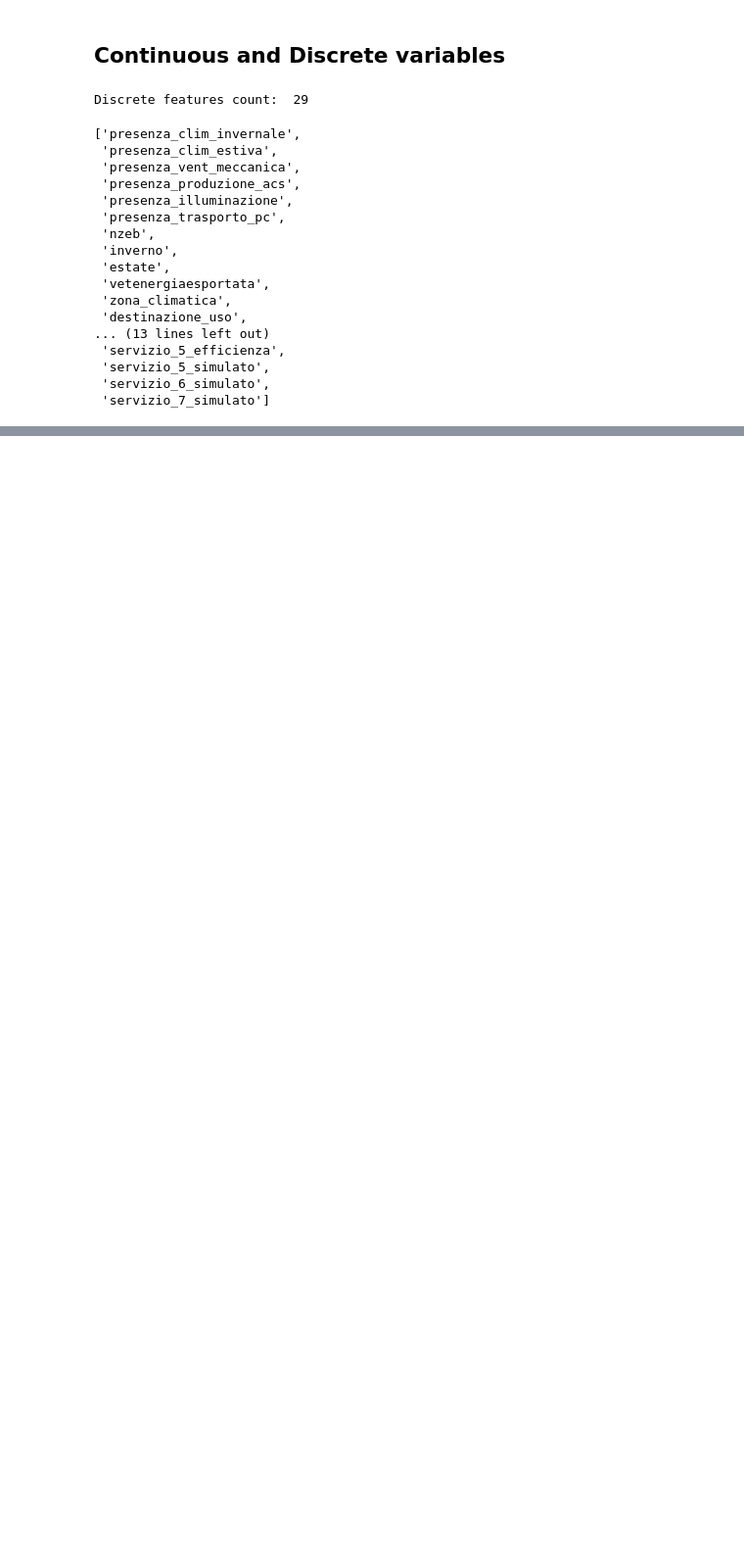
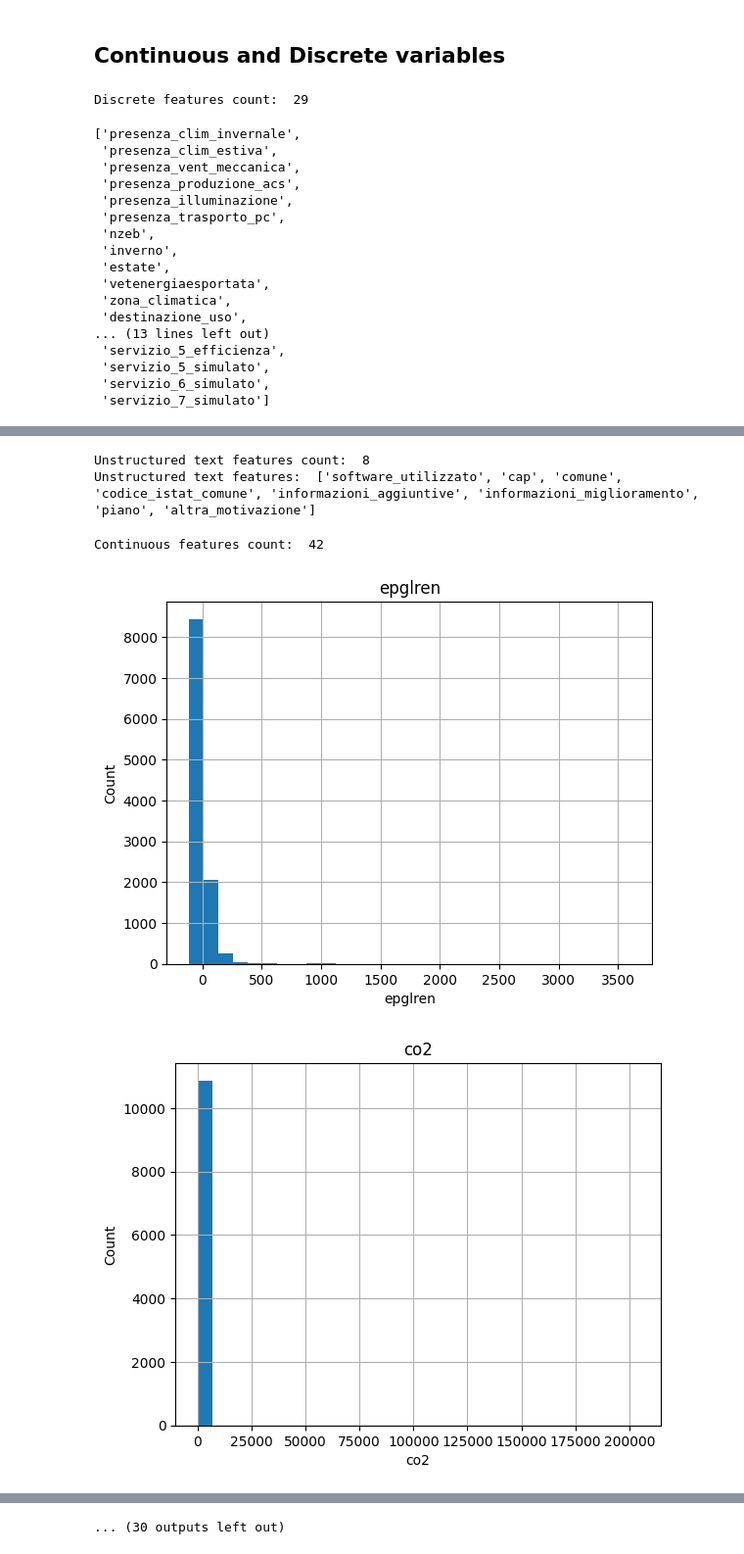
Before and after one commit to Amir-WN3/Energy-Efficiency-Analyst, a Jupyter notebook: experiments/EDA/insights.ipynb, the cells around one changed output, grey strips where cells are left out. Shown at 98% size. Drawn from its saved outputs; the diff is of its cells as text; code cells hidden in the pictures; blank space fills up the shorter version.

```diff
--- a/experiments/EDA/insights.ipynb
+++ b/experiments/EDA/insights.ipynb
@@ -153,0 +192,27 @@ discrete_features
+# %%
+# unstructured mixed text features (most probably unwanted and not useful for the prediction task)
+unstructured_text_features = ['software_utilizzato', 'cap', 'comune', 'codice_istat_comune', 'informazioni_aggiuntive', 'informazioni_miglioramento', 'piano', 'altra_motivazione']
+print('Unstructured text features count: ', len(unstructured_text_features))
+
+print('Unstructured text features: ', unstructured_text_features)
+# %% [output]
+Unstructured text features count:  8
+Unstructured text features:  ['software_utilizzato', 'cap', 'comune', 'codice_istat_comune', 'informazioni_aggiuntive', 'informazioni_miglioramento', 'piano', 'altra_motivazione']
+# %%
+# Continuous features
+continuous_features = [feature for feature in df if feature not in discrete_features + time_features + unstructured_text_features and feature != 'epglnren']
+print('Continuous features count: ', len(continuous_features))
+# %% [output]
+Continuous features count:  42
+# %%
+# histograms for continuous features
+for feature in continuous_features:
+    data = df.copy()
+    data[feature].hist(bins=30)
+    plt.xlabel(feature)
+    plt.ylabel('Count')
+    plt.title(feature)
+    plt.show()
+# %% [output]
+[figure, added]
+[figure, added]
@@ -153,0 +229 @@ discrete_features
+... (30 outputs left out)
```
Also changed, not shown: parts of 4 cells of this notebook.
